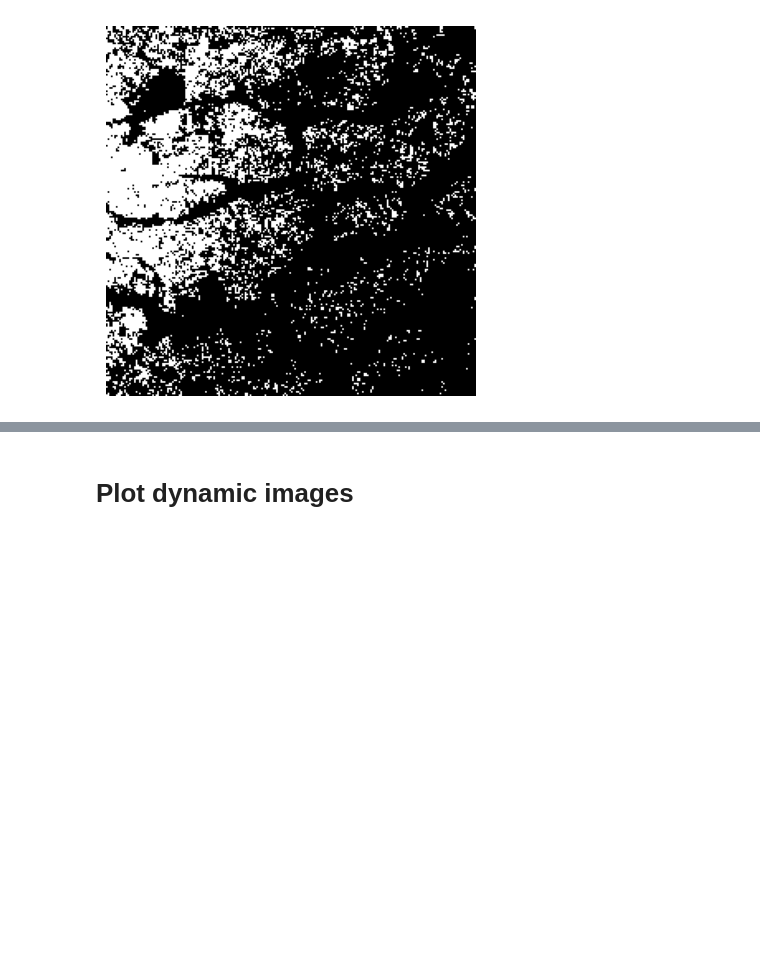
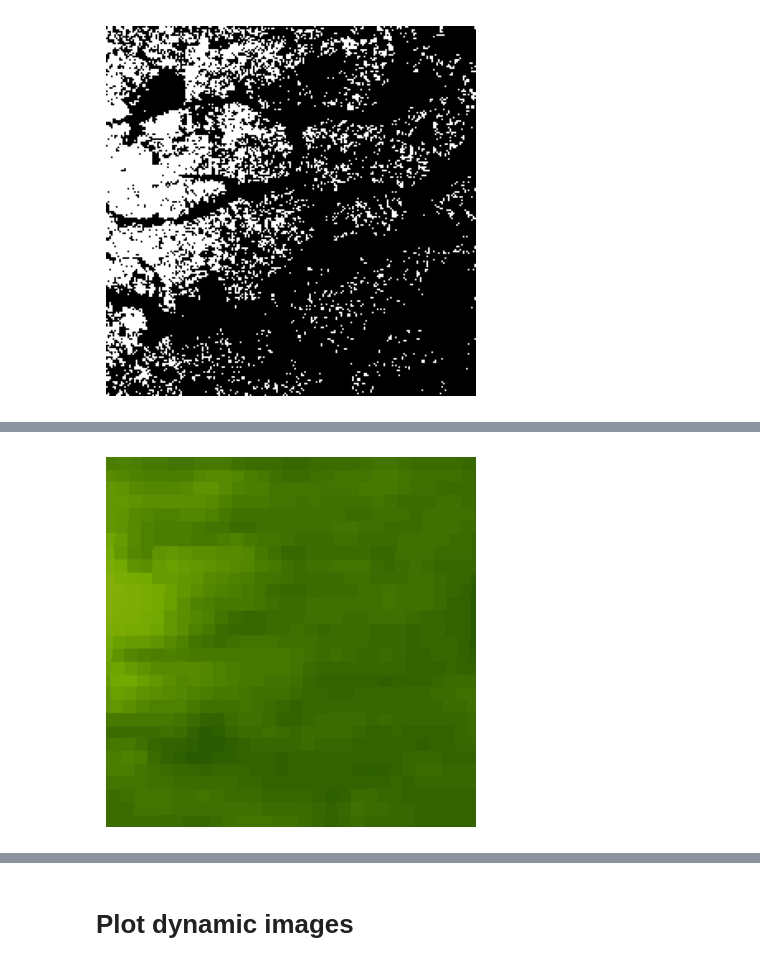
Before and after one commit to nateso/predicting_poverty, a Jupyter notebook: analysis/08_descriptive_statistics.ipynb, the cells around one changed output, grey strips where cells are left out. Drawn from its saved outputs; the diff is of its cells as text; code cells hidden in the pictures; blank space fills up the shorter version.

```diff
--- a/analysis/08_descriptive_statistics.ipynb
+++ b/analysis/08_descriptive_statistics.ipynb
@@ -149,0 +201,4 @@ plot_lc_esa(cluster_id)
+# %%
+plot_mean_ndvi(cluster_id, fname = 'mean_ndvi_example.png')
+# %% [output]
+[figure, added]
```
Also changed, not shown: parts of 15 cells of this notebook, 4 other files.
